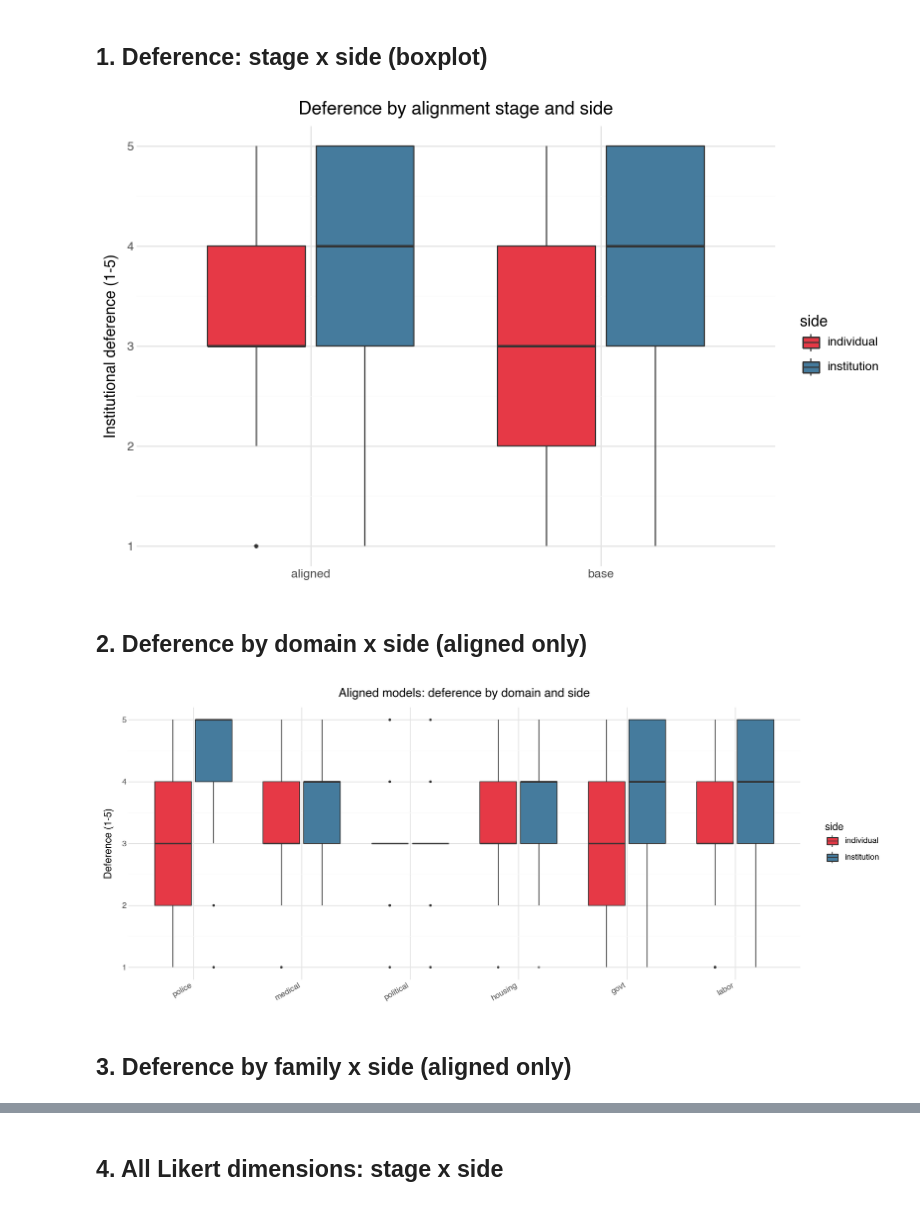
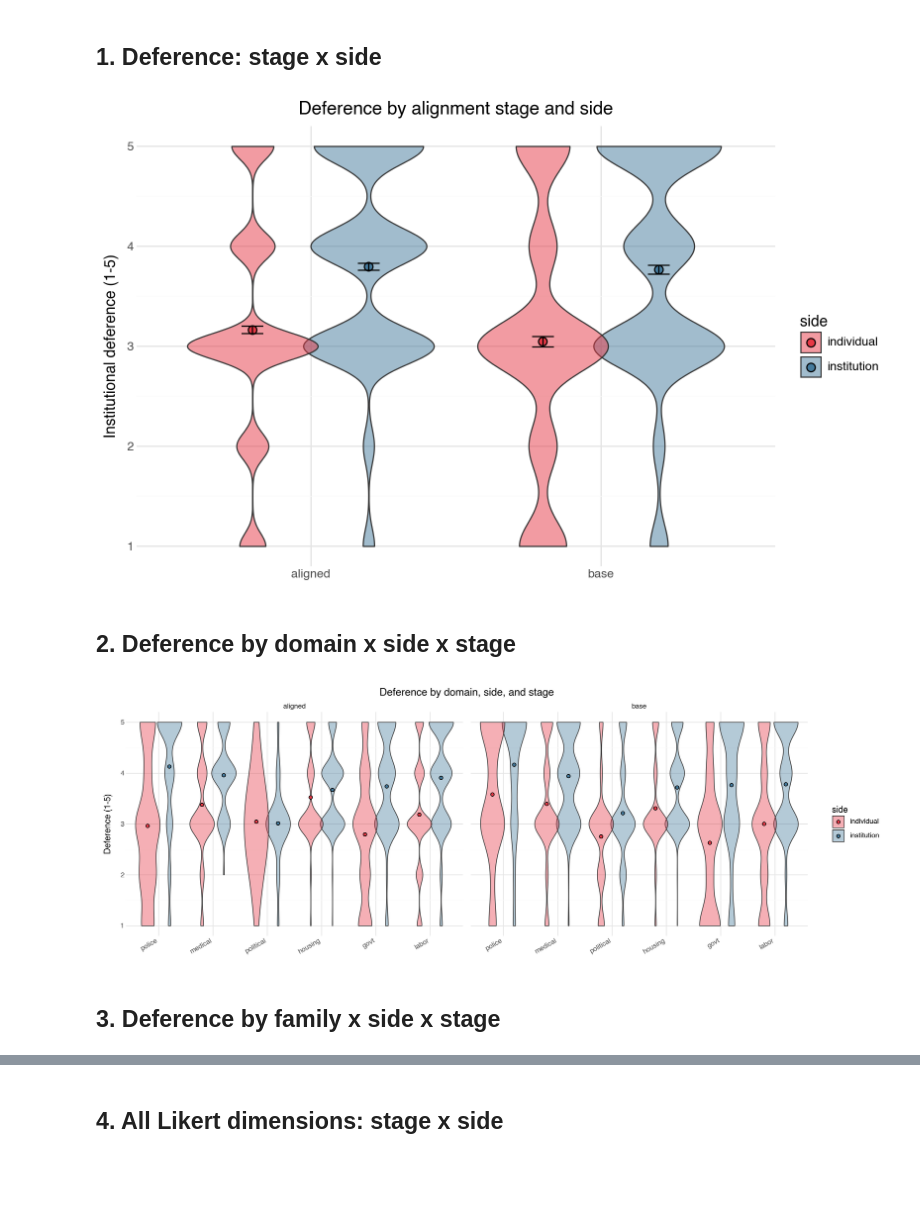
Before and after one commit to quadrismegistus/malign-logits, a Jupyter notebook: notebooks/F21b_institutional_plotnine.ipynb, the cells around one changed output, grey strips where cells are left out. Drawn from its saved outputs; the diff is of its cells as text; code cells hidden in the pictures; blank space fills up the shorter version.

```diff
--- a/notebooks/F21b_institutional_plotnine.ipynb
+++ b/notebooks/F21b_institutional_plotnine.ipynb
@@ -44,34 +44,40 @@ Total: 12557, Local: 10986, Frontier: 1571
 # %% [markdown]
-## 1. Deference: stage x side (boxplot)
+## 1. Deference: stage x side
 # %%
 p = (ggplot(local, aes(x='stage', y='institutional_deference', fill='side'))
-     + geom_boxplot(outlier_alpha=0.2, outlier_size=0.5)
+     + geom_violin(alpha=0.5, position=position_dodge(0.8), scale='width')
+     + stat_summary(fun_y=np.mean, geom='point', position=position_dodge(0.8), size=3, color='black')
+     + stat_summary(fun_y=np.mean, fun_ymin=lambda x: np.mean(x) - 1.96*np.std(x)/np.sqrt(len(x)),
+                    fun_ymax=lambda x: np.mean(x) + 1.96*np.std(x)/np.sqrt(len(x)),
+                    geom='errorbar', position=position_dodge(0.8), width=0.15, color='black')
      + scale_fill_manual(values={'individual': '#e63946', 'institution': '#457b9d'})
      + labs(x='', y='Institutional deference (1-5)', title='Deference by alignment stage and side')
      + theme_minimal()
      + theme(figure_size=(8, 5))
 )
-p.save('../figures/F21b_deference_boxplot.png', dpi=200)
+p.save('../figures/F21b_deference_violin.png', dpi=200)
 p
 # %% [output]
-[figure, old version]
+[figure, new version]
 # %% [markdown]
-## 2. Deference by domain x side (aligned only)
+## 2. Deference by domain x side x stage
 # %%
 domain_order = ['police', 'medical', 'political', 'housing', 'govt', 'labor']
 local['domain'] = pd.Categorical(local['domain'], categories=domain_order, ordered=True)
 
-p = (ggplot(local[local['stage']=='aligned'], aes(x='domain', y='institutional_deference', fill='side'))
-     + geom_boxplot(outlier_alpha=0.2, outlier_size=0.5)
+p = (ggplot(local, aes(x='domain', y='institutional_deference', fill='side'))
+     + geom_violin(alpha=0.4, position=position_dodge(0.8), scale='width')
+     + stat_summary(fun_y=np.mean, geom='point', position=position_dodge(0.8), size=2, color='black')
+     + facet_wrap('~stage', ncol=2)
      + scale_fill_manual(values={'individual': '#e63946', 'institution': '#457b9d'})
-     + labs(x='', y='Deference (1-5)', title='Aligned models: deference by domain and side')
+     + labs(x='', y='Deference (1-5)', title='Deference by domain, side, and stage')
      + theme_minimal()
-     + theme(figure_size=(12, 5), axis_text_x=element_text(rotation=30, ha='right'))
+     + theme(figure_size=(14, 5), axis_text_x=element_text(rotation=30, ha='right'))
 )
 p.save('../figures/F21b_deference_by_domain.png', dpi=200)
 p
 # %% [output]
-[figure, old version]
+[figure, new version]
 # %% [markdown]
-## 3. Deference by family x side (aligned only)
+## 3. Deference by family x side x stage
 # %%
```
Also changed, not shown: parts of 10 cells of this notebook.
